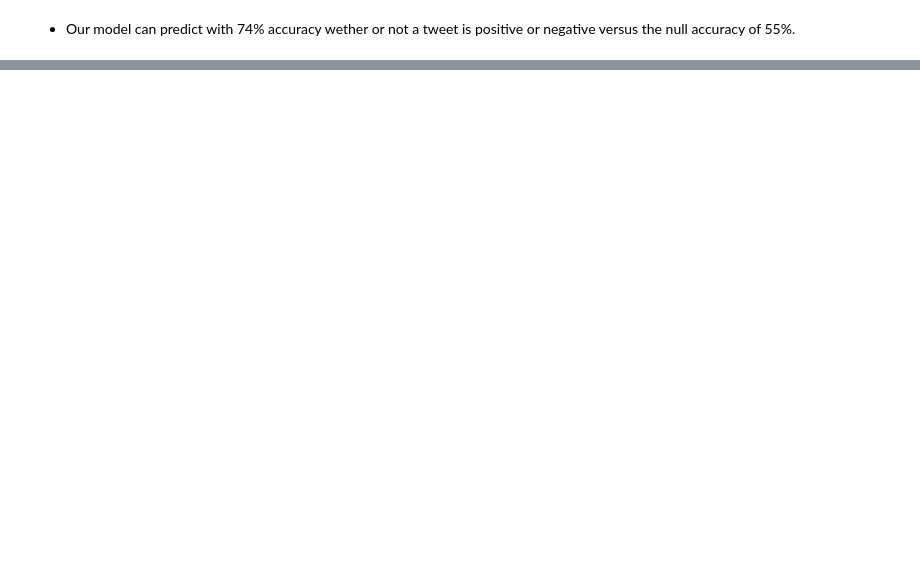
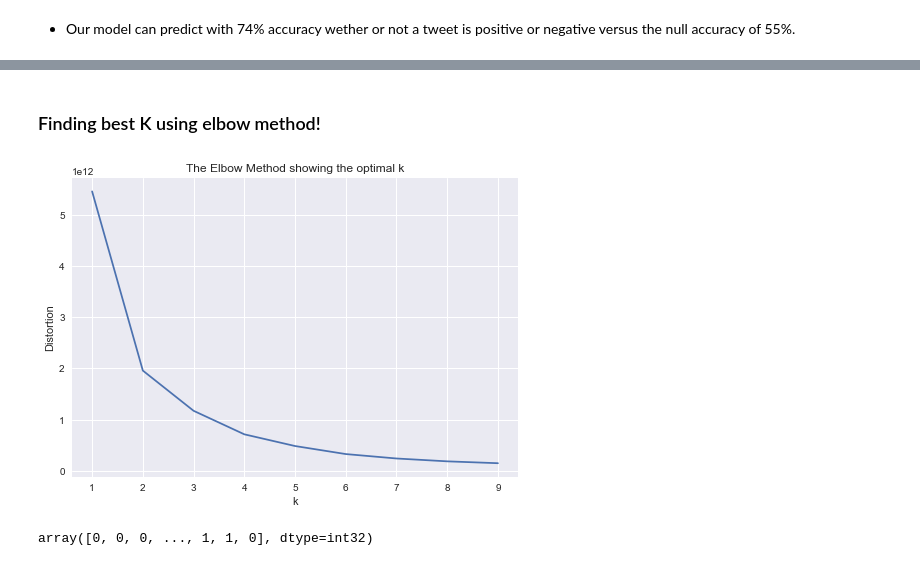
Before and after one commit to mani-zare/portfolio, a Jupyter notebook: trump_tweet_analysis.ipynb, the cells around one changed output, grey strips where cells are left out. Cells and saved outputs as stored; diff of their text form; code cells hidden in the pictures; blank space fills up the shorter version.

Commit message:
added some clustering

```diff
--- a/trump_tweet_analysis.ipynb
+++ b/trump_tweet_analysis.ipynb
@@ -543,0 +557,32 @@ weighted avg       0.76      0.75      0.73     10293
+# %%
+from sklearn.cluster import KMeans
+from scipy.spatial.distance import cdist
+
+tweet_stats = tweets.drop(columns=['text','source'], axis = 1)
+# %% [markdown]
+### Finding best K using elbow method!
+# %%
+# We can make this a little easier by using the .interia() method available in KMeans
+
+distortions = []
+for k in range(1, 10):
+    kmeans = KMeans(n_clusters=k)
+    kmeans.fit(tweet_stats)
+    distortions.append(kmeans.inertia_)
+
+
+plt.plot(range(1, 10), distortions)
+plt.grid(True)
+plt.title('Elbow curve')
+plt.xlabel('k')
+plt.ylabel('Distortion')
+plt.title('The Elbow Method showing the optimal k')
+plt.show()
+# %% [output]
+[figure, added]
+# %%
+km=KMeans(n_clusters=2)
+km.fit(tweet_stats)
+km.labels_
+# %% [output]
+array([0, 0, 0, ..., 1, 1, 0], dtype=int32)
```
Also changed, not shown: parts of 12 cells of this notebook.
